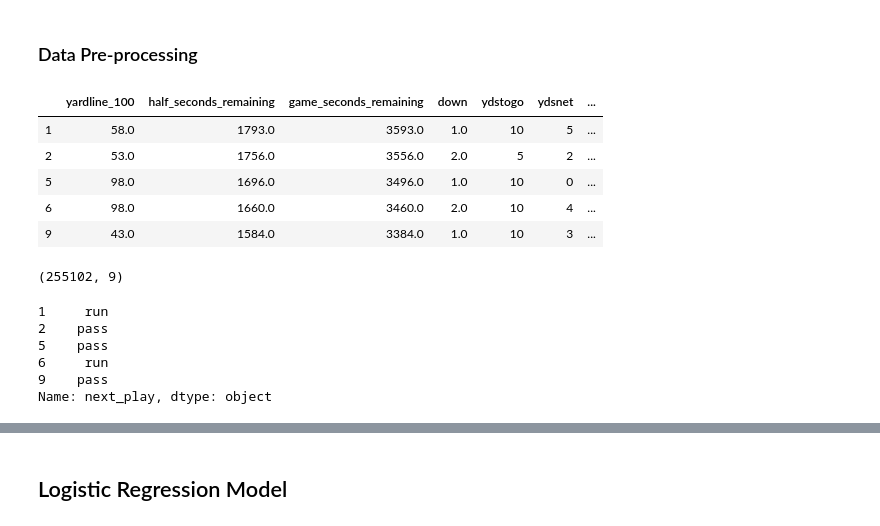
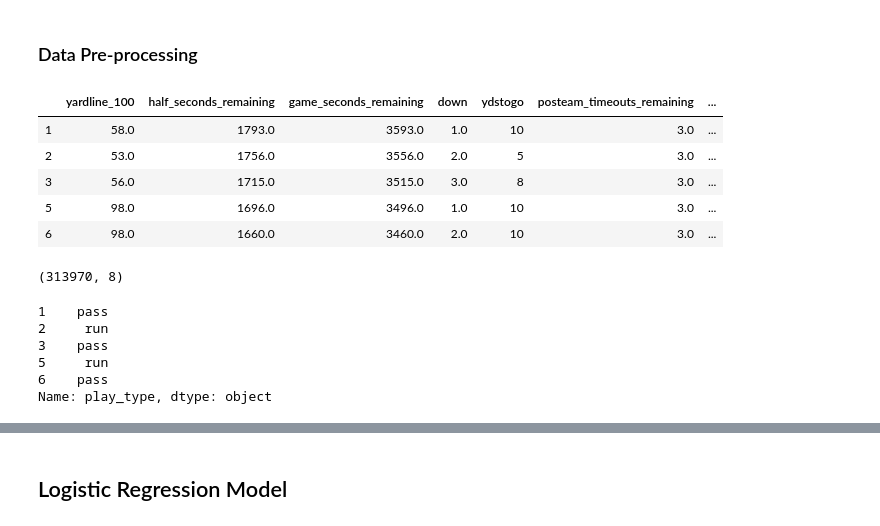
Before and after one commit to tiroger/Prediciting_NFL_Stats_ML, a Jupyter notebook: next_play_prediction.ipynb, the cells around one changed output, grey strips where cells are left out. Cells and saved outputs as stored; diff of their text form; code cells hidden in the pictures.

```diff
--- a/next_play_prediction.ipynb
+++ b/next_play_prediction.ipynb
@@ -89,14 +89,14 @@ dtype: int64
 # %%
 # Creating a new column for next_play taking the values of play_type and shifting up by 1
 # IMPORTANT: RUN ONLY ONCE!
-complete_pbp_data['next_play'] = complete_pbp_data.play_type.shift(-1)
+#complete_pbp_data['next_play'] = complete_pbp_data.play_type.shift(-1)
 # %%
 # Because we shifted the row up by 1, the last play of a game is now the first play of the previous.
 # Since there is not play after the last one of a game, we can remove the last row of each game, which will now be populated by 'kickoff' from the previous game
 # We can also remove the last row
 # We can also remove kickoffs (down=0)
-final_table = complete_pbp_data[(complete_pbp_data.next_play != 'kickoff') & (complete_pbp_data.down != 0.0) & (complete_pbp_data.down != 4.0)].copy()
-final_table.drop(final_table.tail(1).index, inplace=True)
+final_table = complete_pbp_data[(complete_pbp_data.play_type != 'kickoff') & (complete_pbp_data.down != 0.0) & (complete_pbp_data.down != 4.0)].copy()
+#final_table.drop(final_table.tail(1).index, inplace=True)
 # %%
 # We can also remove the last row
 final_table.head()
@@ -115,7 +115,7 @@ array(['run', 'pass', 'punt', 'field_goal', 'no_play', 'extra_point',
 # %%
 # Also removing 'no_play', 'extra_point','qb_kneel', 'qb_spike' classes
-only_productive_plays = final_table[(final_table.next_play == 'pass') |
-                                    (final_table.next_play == 'run')]
+only_productive_plays = final_table[(final_table.play_type == 'pass') |
+                                    (final_table.play_type == 'run')]
 only_productive_plays.head()
 # %% [output]
 |  | game_id | home_team | away_team | side_of_field | yardline_100 | half_seconds_remaining | ... |
@@ -165,22 +164,22 @@ dtype: int64
 ### Data Pre-processing
 # %%
 # Selecting features data
-X = only_productive_plays.drop(columns=['game_id','home_team', 'away_team', 'goal_to_go','side_of_field', 'play_type', 'next_play', 'posteam_score', 'defteam_score'], axis=0)
+X = only_productive_plays.drop(columns=['game_id','home_team', 'away_team', 'goal_to_go','side_of_field', 'posteam_score', 'defteam_score', 'ydsnet', 'play_type'], axis=0)
 
 # Removing duplicated values corresponding the beginning of the game
 X.drop_duplicates()
 X.head()
 # %% [output]
-|  | yardline_100 | half_seconds_remaining | game_seconds_remaining | down | ydstogo | ydsnet | ... |
-| 1 | 58.0 | 1793.0 | 3593.0 | 1.0 | 10 | 5 | ... |
-| 2 | 53.0 | 1756.0 | 3556.0 | 2.0 | 5 | 2 | ... |
-| 5 | 98.0 | 1696.0 | 3496.0 | 1.0 | 10 | 0 | ... |
-| 6 | 98.0 | 1660.0 | 3460.0 | 2.0 | 10 | 4 | ... |
-| 9 | 43.0 | 1584.0 | 3384.0 | 1.0 | 10 | 3 | ... |
+|  | yardline_100 | half_seconds_remaining | game_seconds_remaining | down | ydstogo | posteam_timeouts_remaining | ... |
+| 1 | 58.0 | 1793.0 | 3593.0 | 1.0 | 10 | 3.0 | ... |
+| 2 | 53.0 | 1756.0 | 3556.0 | 2.0 | 5 | 3.0 | ... |
+| 3 | 56.0 | 1715.0 | 3515.0 | 3.0 | 8 | 3.0 | ... |
+| 5 | 98.0 | 1696.0 | 3496.0 | 1.0 | 10 | 3.0 | ... |
+| 6 | 98.0 | 1660.0 | 3460.0 | 2.0 | 10 | 3.0 | ... |
 # %%
 X.shape
 # %% [output]
-(255102, 9)
+(313970, 8)
 # %%
 #X.profile_report(style={'full_width':True})
 # %%
@@ -190,14 +189,14 @@ X.ydsnet = np.cbrt(X.ydsnet)
 # %%
 # Selecting outcome
-y = only_productive_plays.next_play
+y = only_productive_plays.play_type
 y.head()
 # %% [output]
-1     run
-2    pass
-5    pass
-6     run
-9    pass
-Name: next_play, dtype: object
+1    pass
+2     run
+3    pass
+5     run
+6    pass
+Name: play_type, dtype: object
 # %%
 y.unique()
 # %% [output]
```
Also changed, not shown: parts of 43 cells of this notebook, 19 other files.
